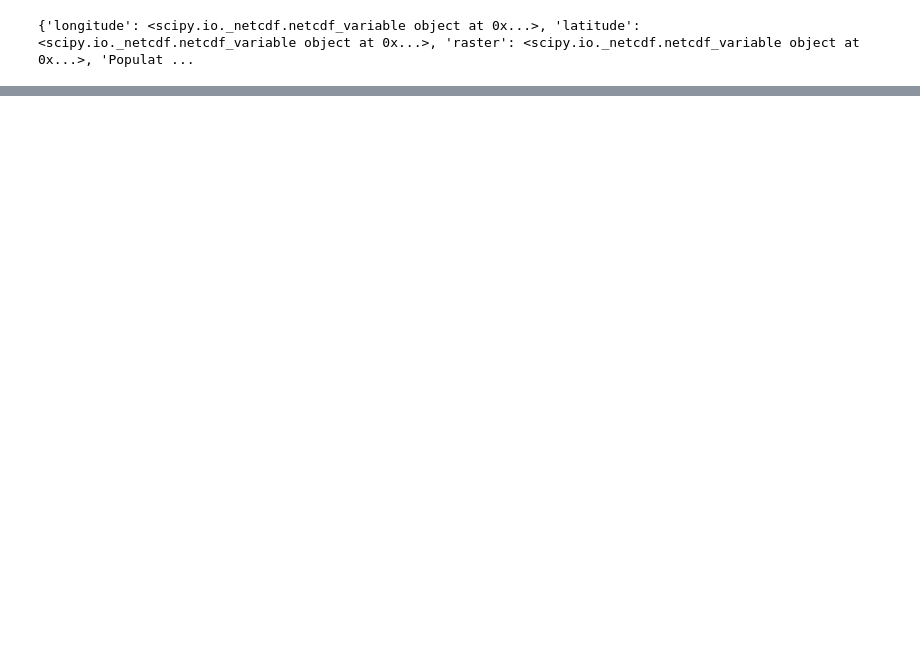
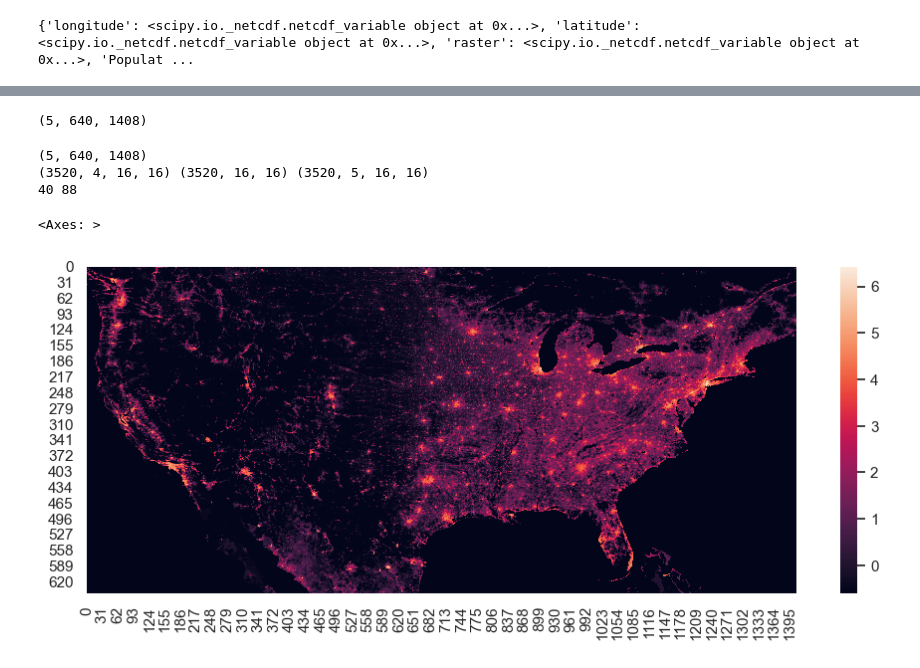
Before and after one commit to nmadev/HVACEnergyConsumptionForecasting, a Jupyter notebook: Pop_Density.ipynb, the cells around one changed output, grey strips where cells are left out. Cells and saved outputs as stored; diff of their text form; code cells hidden in the pictures; blank space fills up the shorter version.

```diff
--- a/Pop_Density.ipynb
+++ b/Pop_Density.ipynb
@@ -37,0 +80,45 @@ sns.heatmap(np_pop_density_2000, vmin=0, vmax=4.5)
+# %%
+# max(pop_density_data.flatten())
+clipped_data = pop_nc_file.variables[pop_d_var][:5,lat_max_i:lat_min_i,long_min_i:long_max_i]
+clipped_log_data = np.log10(np.clip(np.asarray(clipped_data), 0, None)+1)
+print(clipped_log_data.shape)
+# %% [output]
+(5, 640, 1408)
+# %%
+mean = np.mean(clipped_log_data.flatten())
+std  = np.std(clipped_log_data.flatten())
+clipped_log_data = (clipped_log_data - mean) / std
+# %%
+n_scale_down = 16
+X_train     = []
+y_train     = []
+full_data   = []
+n_lat = len(clipped_log_data[0]) // n_scale_down
+n_lon = len(clipped_log_data[0][0]) // n_scale_down
+print(clipped_log_data.shape)
+for y in range(len(clipped_log_data[0]) // n_scale_down):
+    for x in range(len(clipped_log_data[0][0]) // n_scale_down):
+        X_train.append(clipped_log_data[:4,(y)*n_scale_down:(y+1)*n_scale_down,(x)*n_scale_down:(x+1)*n_scale_down])
+        y_train.append(clipped_log_data[4,(y)*n_scale_down:(y+1)*n_scale_down,(x)*n_scale_down:(x+1)*n_scale_down])
+        full_data.append(clipped_log_data[:,(y)*n_scale_down:(y+1)*n_scale_down,(x)*n_scale_down:(x+1)*n_scale_down])
+X_train = np.array(X_train)
+y_train = np.array(y_train)
+full_data = np.array(full_data)
+print(X_train.shape, y_train.shape, full_data.shape)
+print(n_lat, n_lon)
+# %% [output]
+(5, 640, 1408)
+(3520, 4, 16, 16) (3520, 16, 16) (3520, 5, 16, 16)
+40 88
+# %%
+def reconstruct_grid(flattened_arr):
+        rows = []
+        for i in range(n_lat):
+                rows.append(np.hstack(flattened_arr[i * n_lon: (i + 1) * n_lon]))
+        return np.vstack(np.array(rows))
+# %%
+sns.set(rc={'figure.figsize':(11.5,4.25)})
+sns.heatmap(reconstruct_grid(full_data[:,0,:,:]))
+# %% [output]
+<Axes: >
+[figure, added]
```
Also changed, not shown: parts of 31 cells of this notebook, 50 other files.
